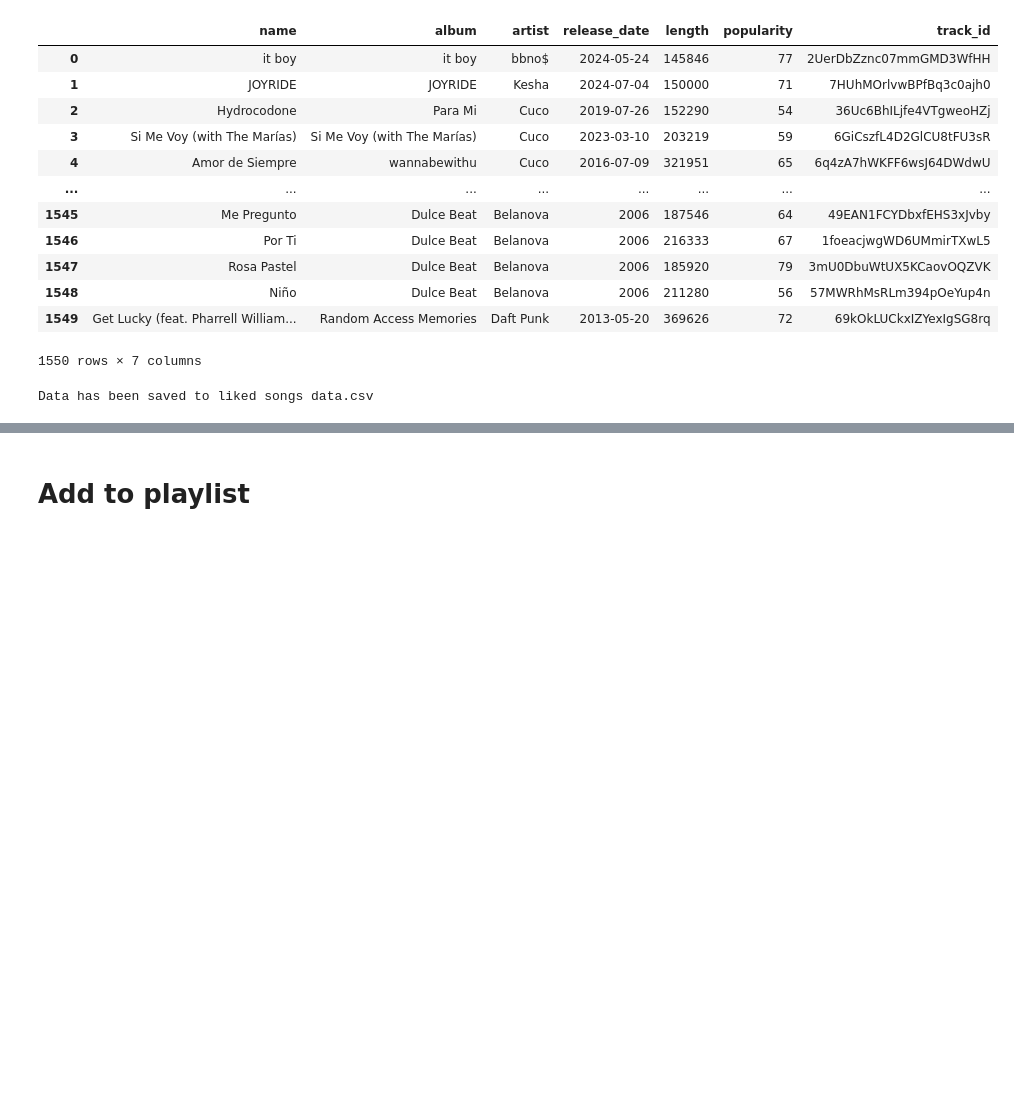
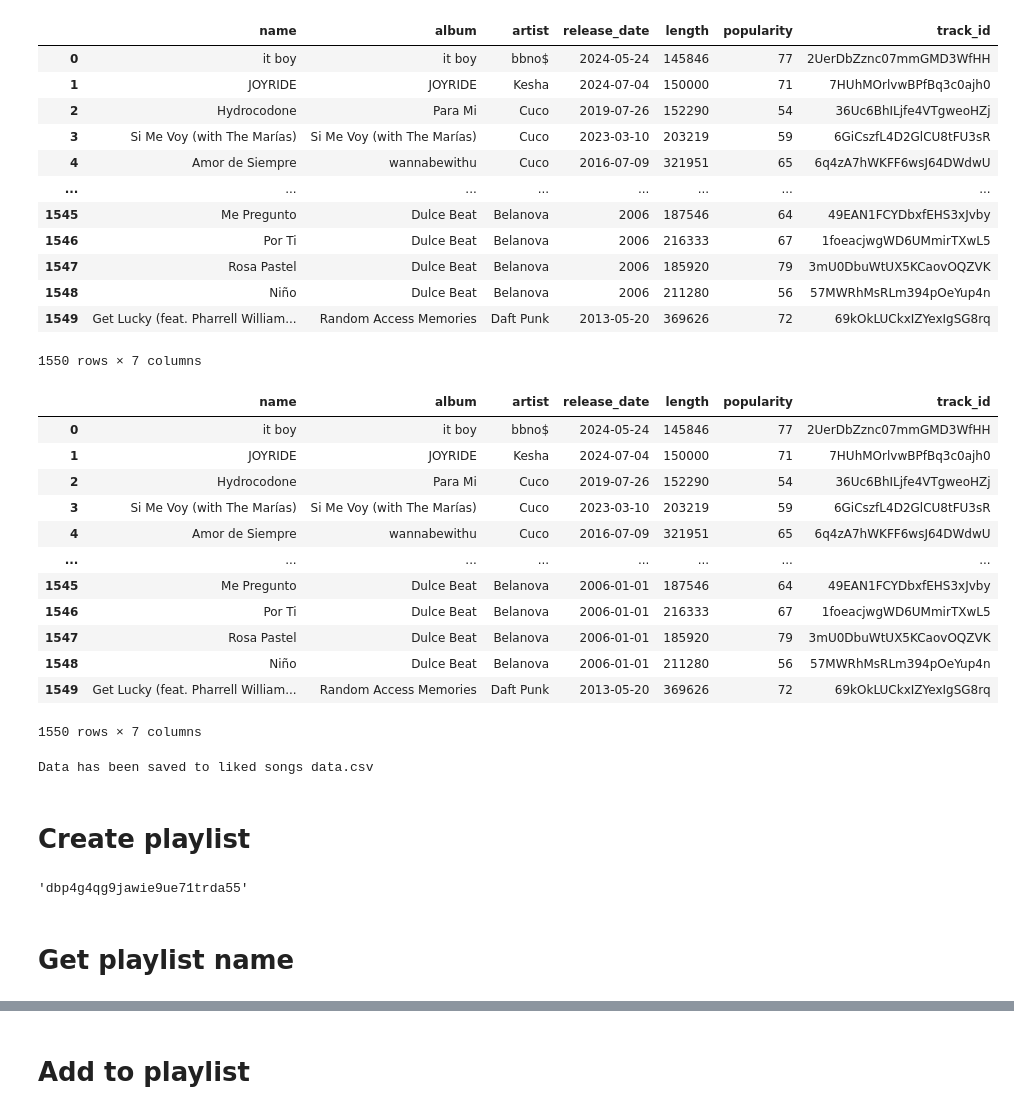
Before and after one commit to alexcega/Users-Songs-Spotipy, a Jupyter notebook: test spotify api .ipynb, the cells around one changed output, grey strips where cells are left out. Saved outputs shown, nothing was run; the diff lists cells and outputs as text; code cells hidden in the pictures; blank space fills up the shorter version.

Commit message:
2000 playlist and popularity score

```diff
--- a/test spotify api .ipynb
+++ b/test spotify api .ipynb
@@ -250,6 +250,30 @@ df
 | 1548 | Niño | Dulce Beat | Belanova | 2006 | 211280 | 56 | 57MWRhMsRLm394pOeYup4n |
 | 1549 | Get Lucky (feat. Pharrell William... | Random Access Memories | Daft Punk | 2013-05-20 | 369626 | 72 | 69kOkLUCkxIZYexIgSG8rq |
 1550 rows × 7 columns
+# %%
+def convert_to_datetime(date_str):
+    try:
+        return pd.to_datetime(date_str)
+    except ValueError:
+        return pd.to_datetime(date_str + '-01-01')  # Add '-01-01' as a default for year-only dates
+
+df['release_date'] = df['release_date'].apply(convert_to_datetime)
+# %%
+df
+# %% [output]
+|  | name | album | artist | release_date | length | popularity | track_id |
+| 0 | it boy | it boy | bbno$ | 2024-05-24 | 145846 | 77 | 2UerDbZznc07mmGMD3WfHH |
+| 1 | JOYRIDE | JOYRIDE | Kesha | 2024-07-04 | 150000 | 71 | 7HUhMOrlvwBPfBq3c0ajh0 |
+| 2 | Hydrocodone | Para Mi | Cuco | 2019-07-26 | 152290 | 54 | 36Uc6BhILjfe4VTgweoHZj |
+| 3 | Si Me Voy (with The Marías) | Si Me Voy (with The Marías) | Cuco | 2023-03-10 | 203219 | 59 | 6GiCszfL4D2GlCU8tFU3sR |
+| 4 | Amor de Siempre | wannabewithu | Cuco | 2016-07-09 | 321951 | 65 | 6q4zA7hWKFF6wsJ64DWdwU |
+| ... | ... | ... | ... | ... | ... | ... | ... |
+| 1545 | Me Pregunto | Dulce Beat | Belanova | 2006-01-01 | 187546 | 64 | 49EAN1FCYDbxfEHS3xJvby |
+| 1546 | Por Ti | Dulce Beat | Belanova | 2006-01-01 | 216333 | 67 | 1foeacjwgWD6UMmirTXwL5 |
+| 1547 | Rosa Pastel | Dulce Beat | Belanova | 2006-01-01 | 185920 | 79 | 3mU0DbuWtUX5KCaovOQZVK |
+| 1548 | Niño | Dulce Beat | Belanova | 2006-01-01 | 211280 | 56 | 57MWRhMsRLm394pOeYup4n |
+| 1549 | Get Lucky (feat. Pharrell William... | Random Access Memories | Daft Punk | 2013-05-20 | 369626 | 72 | 69kOkLUCkxIZYexIgSG8rq |
+1550 rows × 7 columns
 # %%
 # Save the DataFrame to a CSV file
 csv_name = 'liked songs data.csv'
@@ -258,3 +282,10 @@ df.to_csv(csv_name, index=False)
 print(f"Data has been saved to {csv_name}")
 # %% [output]
 Data has been saved to liked songs data.csv
+# %% [markdown]
+# Create playlist
+# %%
+my_user_id = sp.current_user()['id']
+my_user_id
+# %% [output]
+'dbp4g4qg9jawie9ue71trda55'
@@ -260,0 +296,2 @@ Data has been saved to liked songs data.csv
+# %% [markdown]
+# Get playlist name
```
Also changed, not shown: parts of 15 cells of this notebook.
